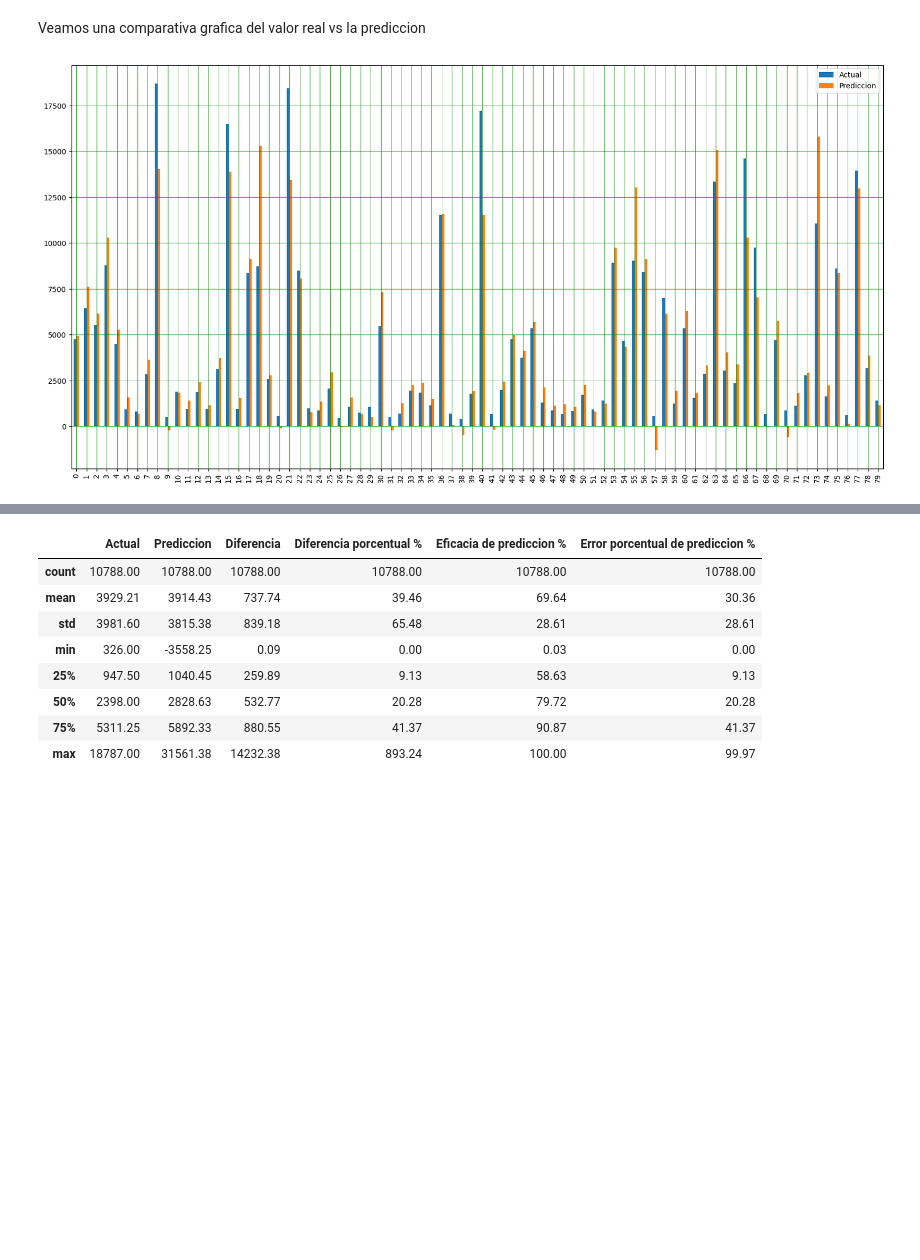
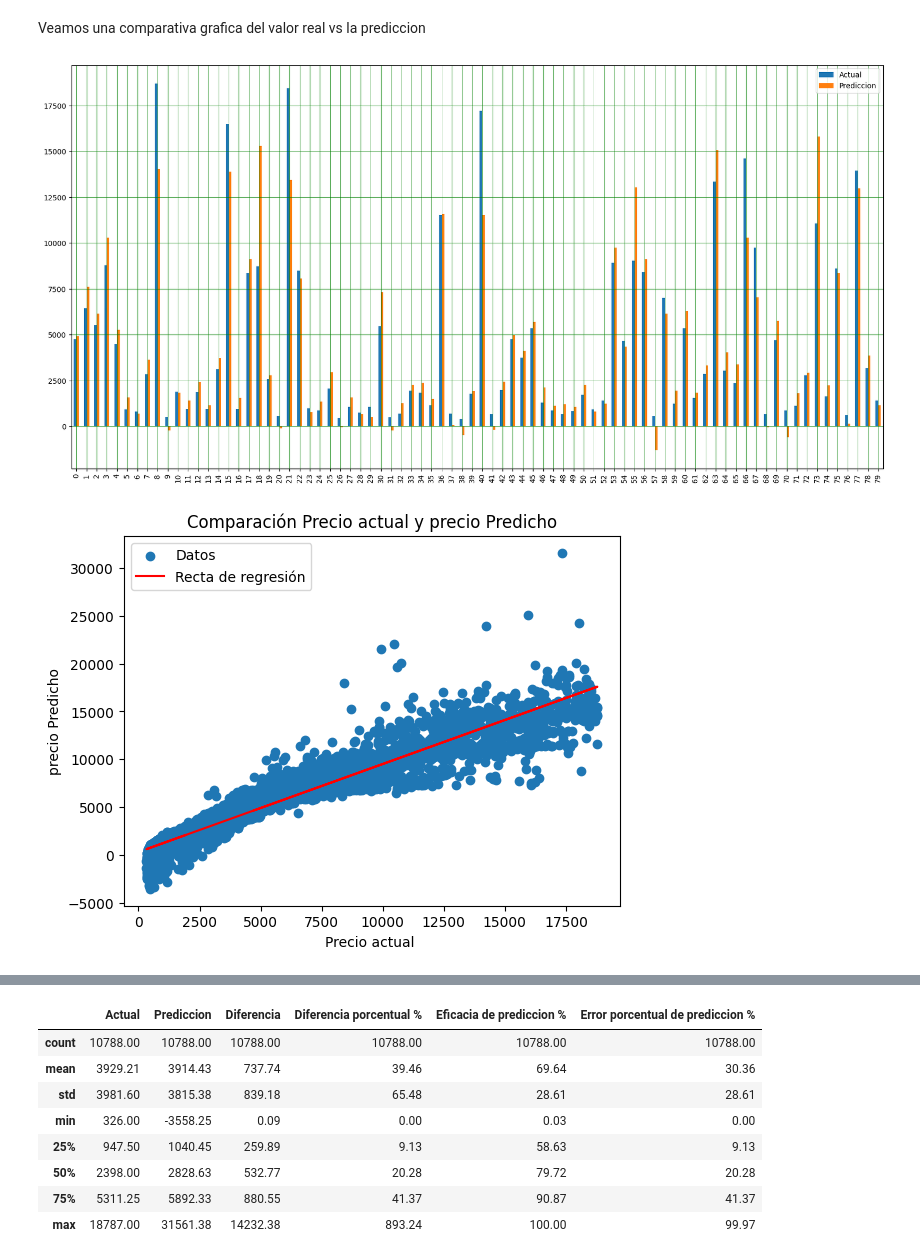
Before and after one commit to Lorenzomar4/ParadigmasDeProgramacionUnsam-tps, a Jupyter notebook: TP1.ipynb, the cells around one changed output, grey strips where cells are left out. Saved outputs shown, nothing was run; the diff lists cells and outputs as text; code cells hidden in the pictures; blank space fills up the shorter version.

```diff
--- a/TP1.ipynb
+++ b/TP1.ipynb
@@ -525,6 +525,7 @@ El primer caso da un mejor numero dandonos un resultado de prediccion de un 96.0
 # %% [markdown]
 Veamos una comparativa grafica del valor real vs la prediccion
 # %%
-algoPredicccion.graficoActualPrediccion()
+algoPredicccion.todasLasComparacionesDeActualPrediccion()
 # %% [output]
 [figure]
+[figure, added]
```
Also changed, not shown: parts of 18 cells of this notebook, 3 other files.
